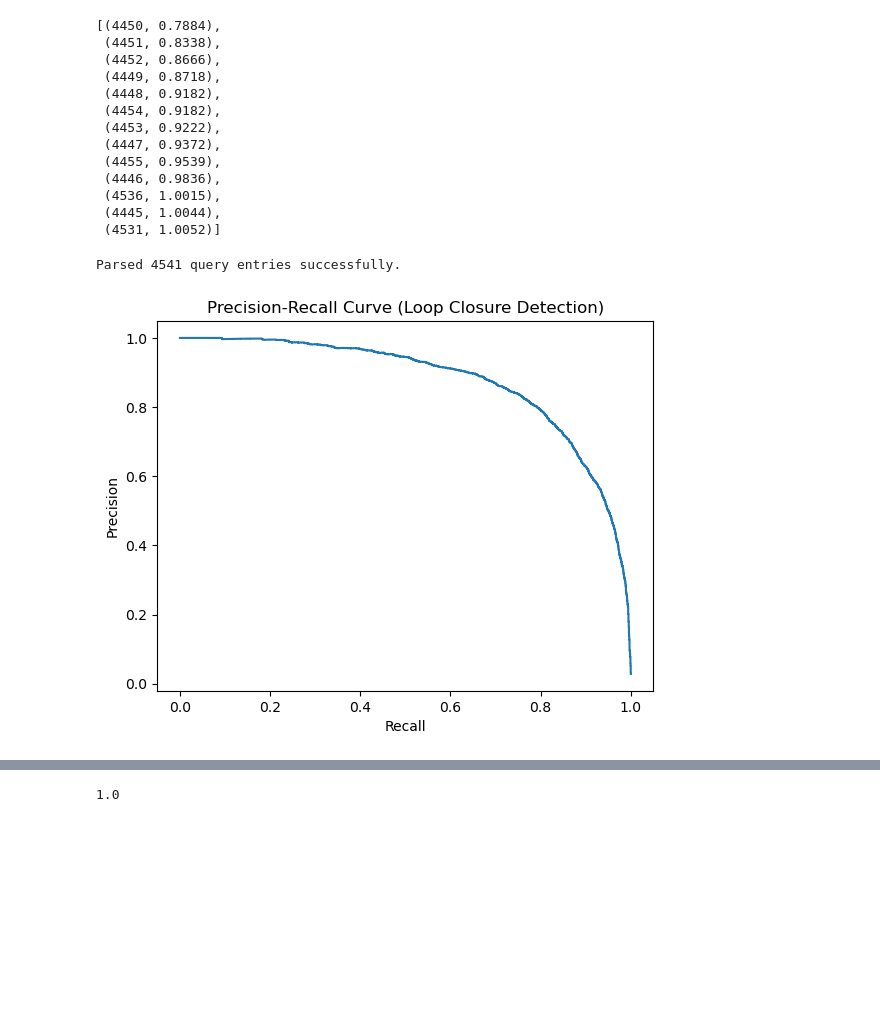
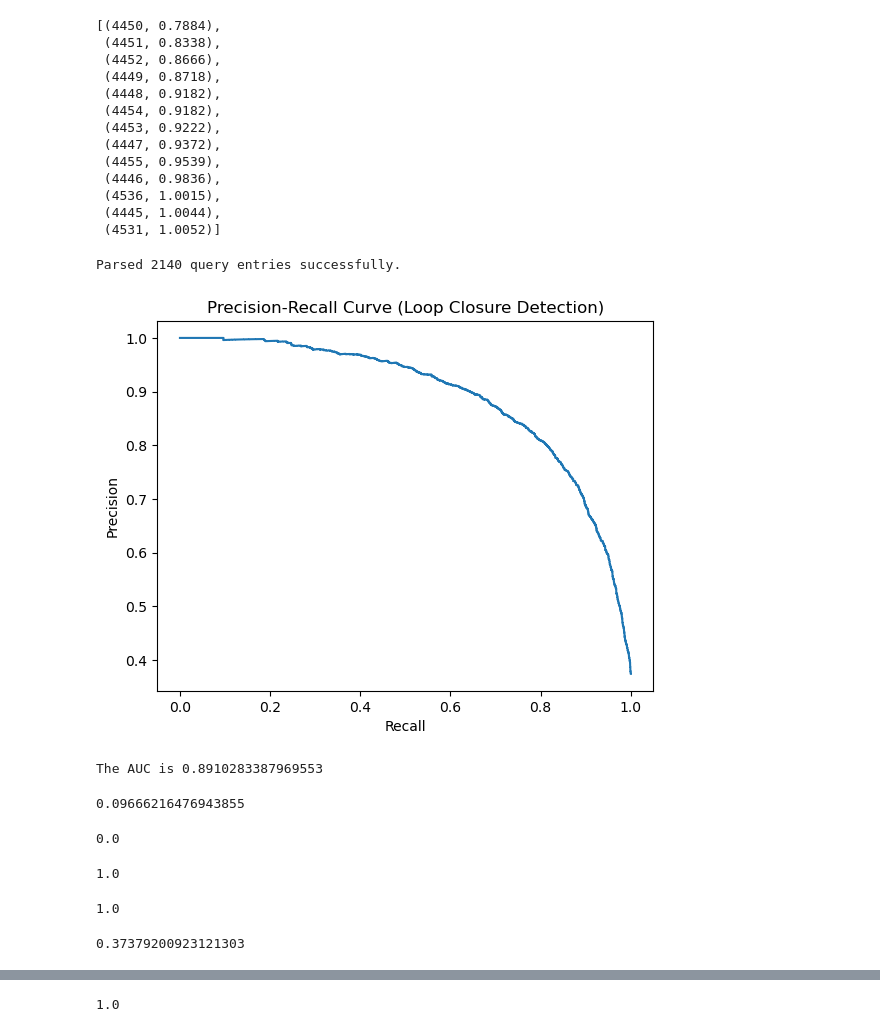
Before and after one commit to enguang2/netvlad, a Jupyter notebook: LCD_KITTI_ground_truth.ipynb, the cells around one changed output, grey strips where cells are left out. Cells and saved outputs as stored; diff of their text form; code cells hidden in the pictures; blank space fills up the shorter version.

Commit message:
improve precision-recall curve

```diff
--- a/LCD_KITTI_ground_truth.ipynb
+++ b/LCD_KITTI_ground_truth.ipynb
@@ -266,7 +266,7 @@ def parse_netvlad_results(file_path, exclusion_range=100):
 # %%
 #Let's check the result for image 0, check netvlad_result.txt for validation
 
-netvlad_results = parse_netvlad_results('./netvlad_result_faiss_large.txt')
+netvlad_results = parse_netvlad_results('./netvlad_result_faiss.txt')
 # netvlad_results = parse_netvlad_results('./netvlad_result_faiss.txt')
 # netvlad_results = parse_netvlad_results('./netvlad_result.txt')
 # %% [output]
@@ -438,11 +408,11 @@ True
 # %%
 import numpy as np
 from collections import defaultdict
-from sklearn.metrics import precision_recall_curve, PrecisionRecallDisplay
+from sklearn.metrics import precision_recall_curve, PrecisionRecallDisplay, auc
 import matplotlib.pyplot as plt
 
 # netvlad result parser and groundtruth parser defined above
-netvlad_results_file = './netvlad_result.txt'
+netvlad_results_file = './netvlad_result_faiss.txt'
 ground_truth_file = './loop_closures_ground_truth.txt'
 
 def prepare_labels_and_scores(netvlad_results, ground_truth):
@@ -487,8 +457,12 @@ def plot_precision_recall(all_labels, all_scores):
     # from sklearn.metrics import average_precision_score
     # ap = average_precision_score(all_labels, all_scores)
 
+    # Compute the Area Under Curve (AUC)
+    auc_value = auc(recall, precision)
+
     disp = PrecisionRecallDisplay(precision=precision, recall=recall)
     disp.plot()
     plt.title('Precision-Recall Curve (Loop Closure Detection)')
     plt.show()
-    return precision, recall, thresholds
+
+    return precision, recall, thresholds, auc_value
@@ -514,17 +506,39 @@ netvlad_results[0]
  (4531, 1.0052)]
 # %%
 # netvlad result parser and groundtruth parser defined above
-netvlad_results_file = './netvlad_result_faiss_complete.txt'
+netvlad_results_file = './netvlad_result_faiss.txt'
 ground_truth_file = './loop_closures_ground_truth.txt'
 
 netvlad_results = parse_netvlad_results(netvlad_results_file)
 ground_truth = parse_ground_truth(ground_truth_file)
 
 # Flatten the data into arrays for sklearn
 y_true, y_score = prepare_labels_and_scores(netvlad_results, ground_truth)
 
 # Plot precision-recall
-precision, recall, thresholds = plot_precision_recall(y_true, y_score)
+precision, recall, thresholds, auc_value = plot_precision_recall(y_true, y_score)
+print(f"The AUC is {auc_value}")
 # %% [output]
-Parsed 4541 query entries successfully.
+Parsed 2140 query entries successfully.
-[figure, old version]
+[figure, new version]
+The AUC is 0.8910283387969553
+# %%
+find_recall_at_precision_drop(precision, recall)
+# %% [output]
+0.09666216476943855
+# %%
+recall[-1]
+# %% [output]
+0.0
+# %%
+precision[-1]
+# %% [output]
+1.0
+# %%
+recall[0]
+# %% [output]
+1.0
+# %%
+precision[0]
+# %% [output]
+0.37379200923121303
```
Also changed, not shown: parts of 10 cells of this notebook, 2 other files.
